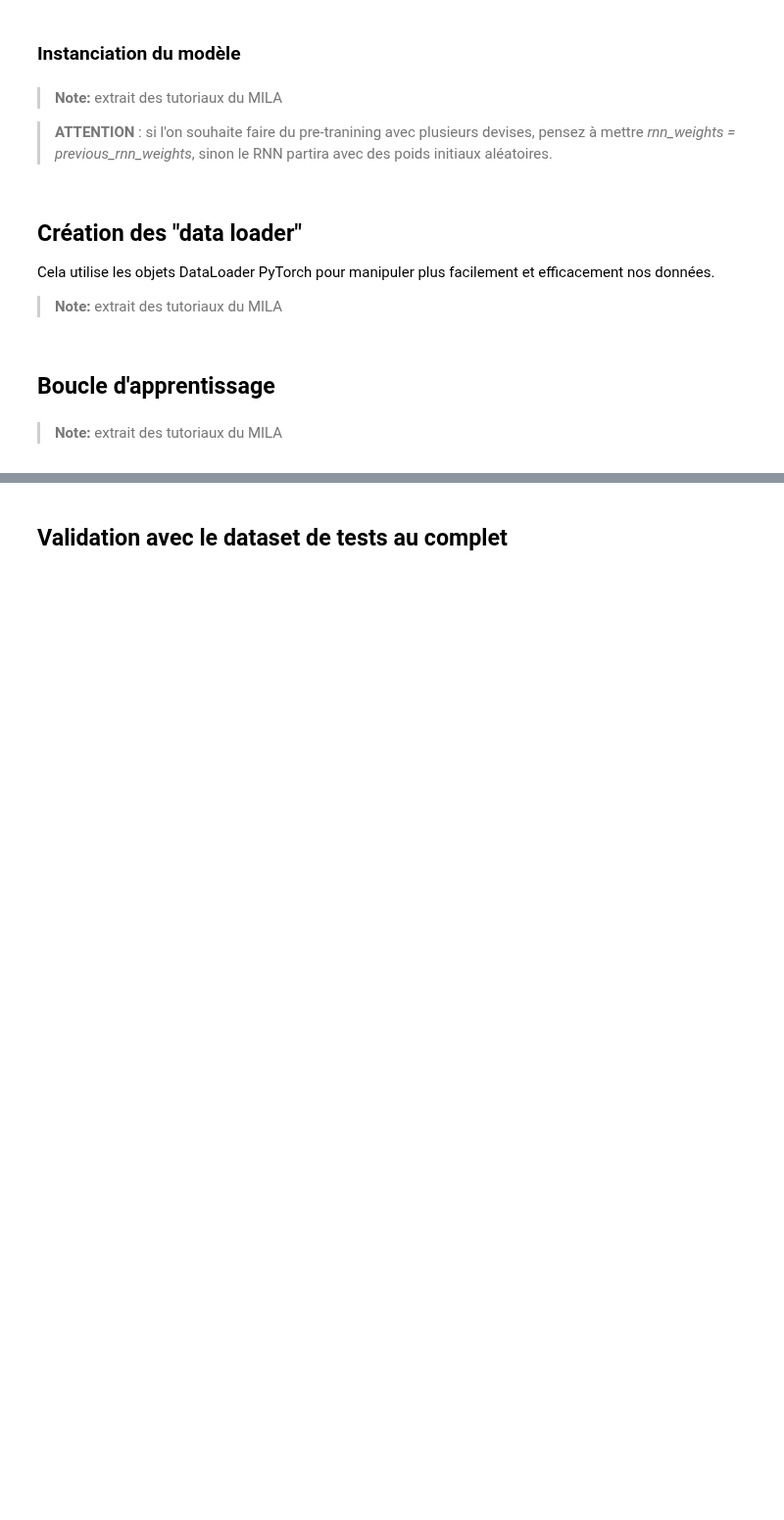
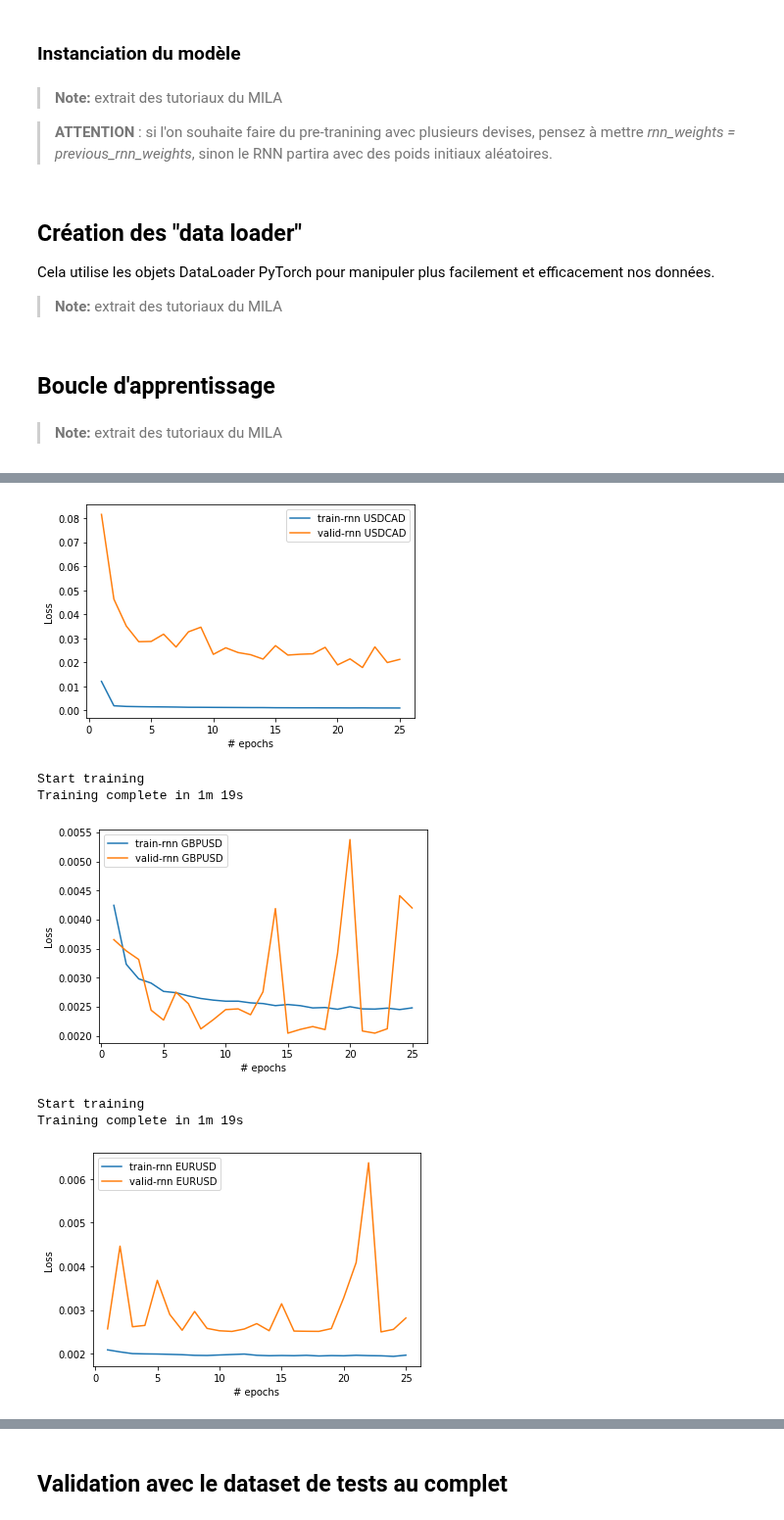
Before and after one commit to delemarchand2020/IVADO_MILA_DL, a Jupyter notebook: Predict_FX_with_DL.ipynb, the cells around one changed output, grey strips where cells are left out. Shown at 98% size. Saved outputs shown, nothing was run; the diff lists cells and outputs as text; code cells hidden in the pictures; blank space fills up the shorter version.

```diff
--- a/Predict_FX_with_DL.ipynb
+++ b/Predict_FX_with_DL.ipynb
@@ -283,7 +283,7 @@ def create_dataloader(Xs_train, ys_train,Xs_validate, ys_validate,Xs_test, ys_te
 >**Note:** extrait des tutoriaux du MILA
 # %%
 # Define function to encapsulate main training loop
-def train_model(model, init_weights, optimizer, loss_fun, n_epoch = 25):
+def train_model(model, init_weights, optimizer, loss_fun, n_epoch = 25, debug_flag=False):
 
     since = time.time()
 
@@ -357,13 +357,13 @@ def train_model(model, init_weights, optimizer, loss_fun, n_epoch = 25):
         train_loss_history.append(train_loss / train_n_iter)
         valid_loss_history.append(valid_loss / valid_n_iter)
 
-
-        print("Epoch {:2d} | Training loss = {:.5f} | Validation loss = {:.5f} "
-              .format(epoch+1, (train_loss / train_n_iter), (valid_loss / valid_n_iter)))
+        if debug_flag == True:
+            print("Epoch {:2d} | Training loss = {:.5f} | Validation loss = {:.5f} "
+                  .format(epoch+1, (train_loss / train_n_iter), (valid_loss / valid_n_iter)))
 
     time_elapsed = time.time() - since
 
-    print('\n\nTraining complete in {:.0f}m {:.0f}s'.format(
+    print('Training complete in {:.0f}m {:.0f}s'.format(
         time_elapsed // 60, time_elapsed % 60))
 
     return train_loss_history, valid_loss_history
@@ -374,46 +380,48 @@ C'est dans la portion suivante que l'on gére le pre-training ou que l'on relanc
 # %%
 n_epoch = 25
 batch_size = 4
-learning_rate = 0.01
 seq_len = 8
-name_serie='USDCAD' # 'USDCAD','EURUSD', 'GBPUSD','USDCHF', 'NZDUSD'
 
-data_train, data_val, data_test, stat = create_datasets(seq_len=seq_len, name_serie=name_serie)
-
-# pre-training
-pre_training = True
-
-if pre_training == False:
-  model_rnn, rnn_weights  = get_rnn_instance()
-else:
-  rnn_weights = previous_rnn_weights
-
-Xs_train,ys_train = data_train[0], data_train[1]
-Xs_validate,ys_validate = data_val[0], data_val[1]
-Xs_test,ys_test = data_test[0], data_test[1]
-mean, std = stat[0], stat[1]
-
-train_loader, valid_loader, test_loader = create_dataloader(Xs_train, ys_train,
-                                                            Xs_validate, ys_validate,Xs_test,
-                                                            ys_test,batch_size = batch_size)
+# pre-training (initialement pas de pre-training)
+model_rnn, rnn_weights  = get_rnn_instance()
 
 # Define the loss function
 loss_fun = torch.nn.MSELoss()
 
-# Define the Optimizer
-def get_optimizer(model, learning_rate=learning_rate):
-  optimizer = torch.optim.SGD(model.parameters(), lr=learning_rate)
-  return optimizer
-
 # Perform training of the RNN model
 optimizer_rnn = get_optimizer(model_rnn)
 
-loss_history = train_model(model_rnn, rnn_weights, optimizer_rnn, loss_fun,n_epoch=n_epoch)
+# choix parmi 'USDCAD','EURUSD', 'GBPUSD','USDJPY','USDCHF','AUDUSD','USDSEK','USDNOK','NZDUSD'
+for name_serie in ['USDCAD','GBPUSD','EURUSD', 'GBPUSD','USDCHF', 'NZDUSD']:
+    data_train, data_val, data_test, stat = create_datasets(seq_len=seq_len, name_serie=name_serie)
 
-# Save loss history for later
-rnn_train_loss_history, rnn_valid_loss_history = loss_history
+    Xs_train,ys_train = data_train[0], data_train[1]
+    Xs_validate,ys_validate = data_val[0], data_val[1]
+    Xs_test,ys_test = data_test[0], data_test[1]
+    mean, std = stat[0], stat[1]
 
-# Save weights for later pre-training
-previous_rnn_weights = copy.deepcopy(model_rnn.state_dict())
+    train_loader, valid_loader, test_loader = create_dataloader(Xs_train, ys_train,
+                                                                Xs_validate, ys_validate,Xs_test,
+                                                                ys_test,batch_size = batch_size)
+
+    loss_history = train_model(model_rnn, rnn_weights, optimizer_rnn, loss_fun,n_epoch=n_epoch)
+
+    # Save loss history for later
+    rnn_train_loss_history, rnn_valid_loss_history = loss_history
+
+    # Save weights for later pre-training
+    rnn_weights = copy.deepcopy(model_rnn.state_dict())
+
+    # Plot training and validation curve
+
+    xaxis = range(1, n_epoch + 1)
+    plt.plot(xaxis, rnn_train_loss_history, label=f'train-rnn {name_serie}')
+    plt.plot(xaxis, rnn_valid_loss_history, label=f'valid-rnn {name_serie}')
+
+    plt.xlabel('# epochs')
+    plt.ylabel('Loss')
+    plt.legend()
+
+    plt.show()
 # %% [output]
 Start training
@@ -435,0 +429,7 @@ Training complete in 1m 31s
+[figure, added]
+Start training
+Training complete in 1m 19s
+[figure, added]
+Start training
+Training complete in 1m 19s
+[figure, added]
```
Also changed, not shown: parts of 17 cells of this notebook.
